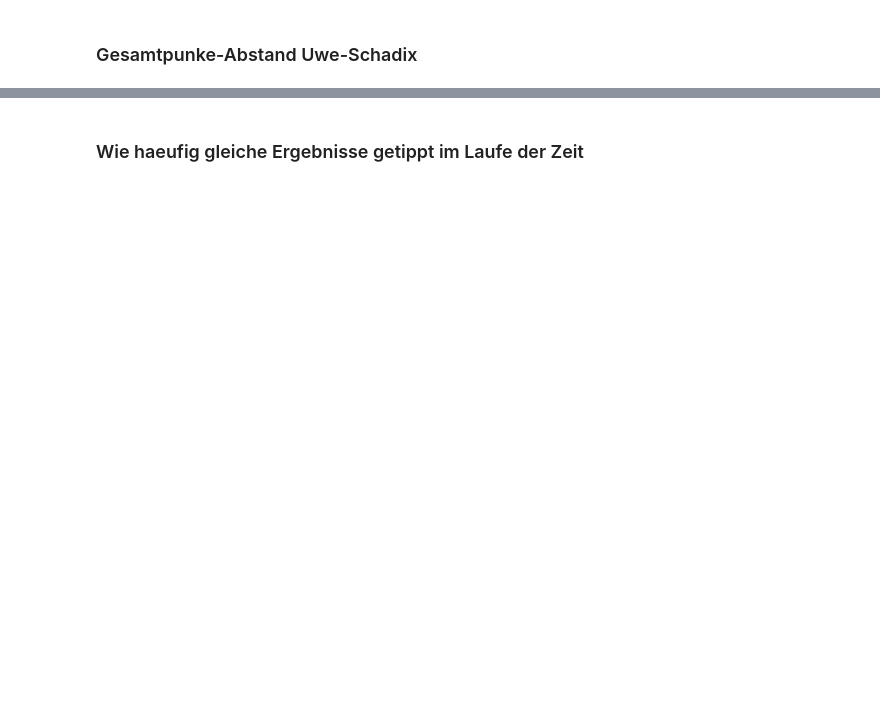
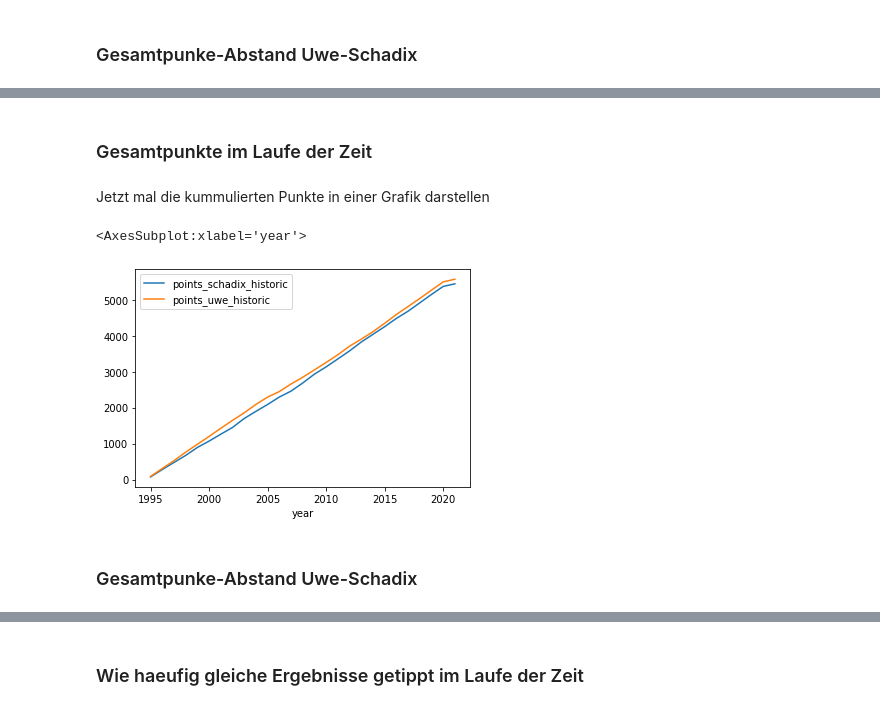
Before and after one commit to Schadix/biertoto_python, a Jupyter notebook: biertoto.ipynb, the cells around one changed output, grey strips where cells are left out. Cells and saved outputs as stored; diff of their text form; code cells hidden in the pictures; blank space fills up the shorter version.

```diff
--- a/biertoto.ipynb
+++ b/biertoto.ipynb
@@ -225,0 +297,2 @@ df_sum_points['point_difference'].plot()
+# %%
+df_points_sum = df.groupby('year').sum(['points_schadix_historic', 'points_uwe_historic'])[['points_schadix_historic', 'points_uwe_historic']]
@@ -225,0 +320,4 @@ df_sum_points['point_difference'].plot()
+# %% [markdown]
+### Gesamtpunkte im Laufe der Zeit
+# %% [markdown]
+Jetzt mal die kummulierten Punkte in einer Grafik darstellen
@@ -225,0 +326,7 @@ df_sum_points['point_difference'].plot()
+# %%
+df_points_sum.cumsum().plot()
+# %% [output]
+<AxesSubplot:xlabel='year'>
+[figure, added]
+# %% [markdown]
+### Gesamtpunke-Abstand Uwe-Schadix
```
Also changed, not shown: parts of 78 cells of this notebook, 3 other files.
